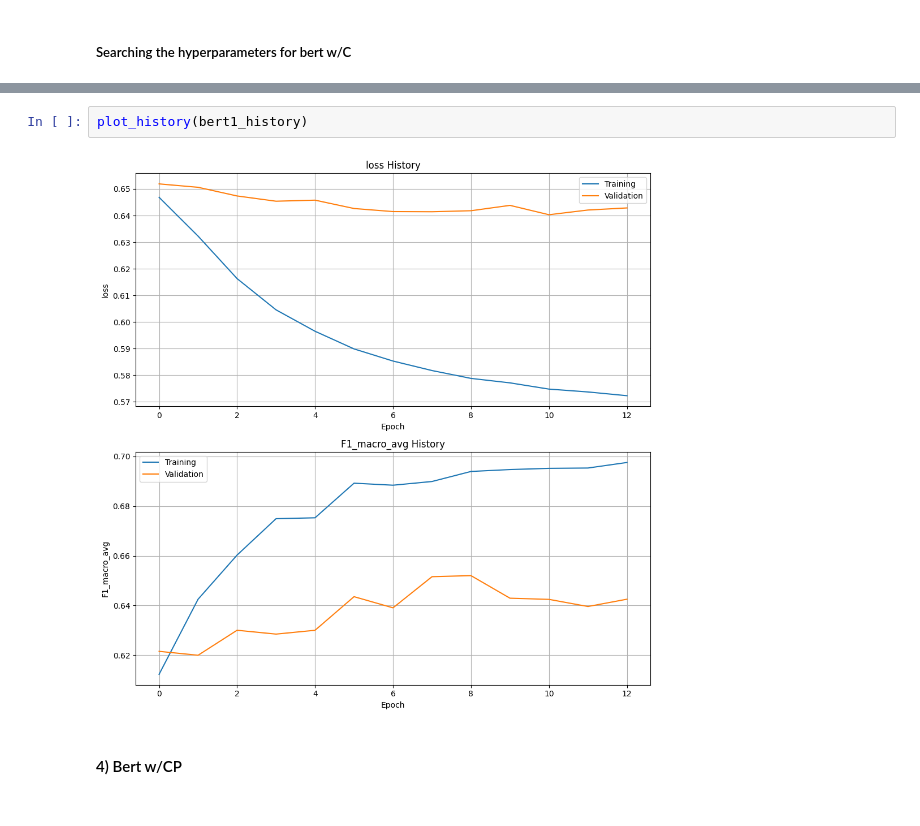
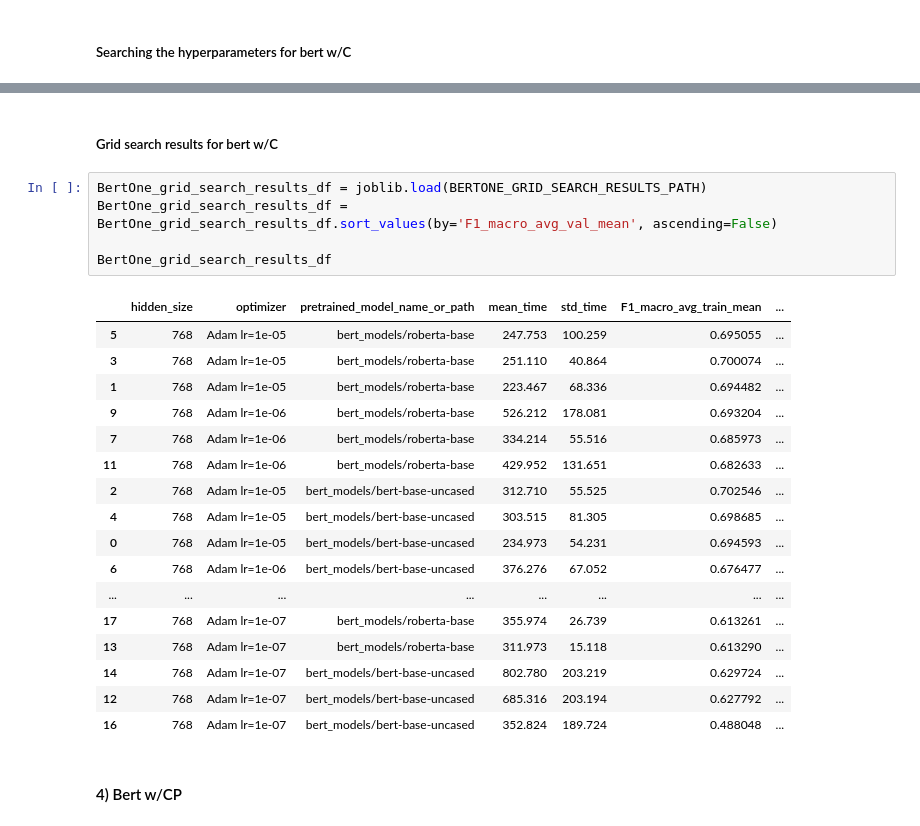
Before and after one commit to GianM0027/NLP_homework_2, a Jupyter notebook: main_notebook.ipynb, the cells around one changed output, grey strips where cells are left out. Drawn from its saved outputs; the diff is of its cells as text.

Commit message:
implemented grid search and introduced weights classes strategy

```diff
--- a/main_notebook.ipynb
+++ b/main_notebook.ipynb
@@ -314,6 +388,27 @@ Train Completed
-# %%
-plot_history(bert1_history)
-# %% [output]
-[figure, removed]
+# %% [markdown]
+##### Grid search results for bert w/C
+# %%
+BertOne_grid_search_results_df = joblib.load(BERTONE_GRID_SEARCH_RESULTS_PATH)
+BertOne_grid_search_results_df = BertOne_grid_search_results_df.sort_values(by='F1_macro_avg_val_mean', ascending=False)
+
+BertOne_grid_search_results_df
+# %% [output]
+|  | hidden_size | optimizer | pretrained_model_name_or_path | mean_time | std_time | F1_macro_avg_train_mean | ... |
+| 5 | 768 | Adam lr=1e-05 | bert_models/roberta-base | 247.753 | 100.259 | 0.695055 | ... |
+| 3 | 768 | Adam lr=1e-05 | bert_models/roberta-base | 251.110 | 40.864 | 0.700074 | ... |
+| 1 | 768 | Adam lr=1e-05 | bert_models/roberta-base | 223.467 | 68.336 | 0.694482 | ... |
+| 9 | 768 | Adam lr=1e-06 | bert_models/roberta-base | 526.212 | 178.081 | 0.693204 | ... |
+| 7 | 768 | Adam lr=1e-06 | bert_models/roberta-base | 334.214 | 55.516 | 0.685973 | ... |
+| 11 | 768 | Adam lr=1e-06 | bert_models/roberta-base | 429.952 | 131.651 | 0.682633 | ... |
+| 2 | 768 | Adam lr=1e-05 | bert_models/bert-base-uncased | 312.710 | 55.525 | 0.702546 | ... |
+| 4 | 768 | Adam lr=1e-05 | bert_models/bert-base-uncased | 303.515 | 81.305 | 0.698685 | ... |
+| 0 | 768 | Adam lr=1e-05 | bert_models/bert-base-uncased | 234.973 | 54.231 | 0.694593 | ... |
+| 6 | 768 | Adam lr=1e-06 | bert_models/bert-base-uncased | 376.276 | 67.052 | 0.676477 | ... |
+| ... | ... | ... | ... | ... | ... | ... | ... |
+| 17 | 768 | Adam lr=1e-07 | bert_models/roberta-base | 355.974 | 26.739 | 0.613261 | ... |
+| 13 | 768 | Adam lr=1e-07 | bert_models/roberta-base | 311.973 | 15.118 | 0.613290 | ... |
+| 14 | 768 | Adam lr=1e-07 | bert_models/bert-base-uncased | 802.780 | 203.219 | 0.629724 | ... |
+| 12 | 768 | Adam lr=1e-07 | bert_models/bert-base-uncased | 685.316 | 203.194 | 0.627792 | ... |
+| 16 | 768 | Adam lr=1e-07 | bert_models/bert-base-uncased | 352.824 | 189.724 | 0.488048 | ... |
 # %% [markdown]
 #### 4) Bert w/CP
```
Also changed, not shown: parts of 40 cells of this notebook, 8 other files.
